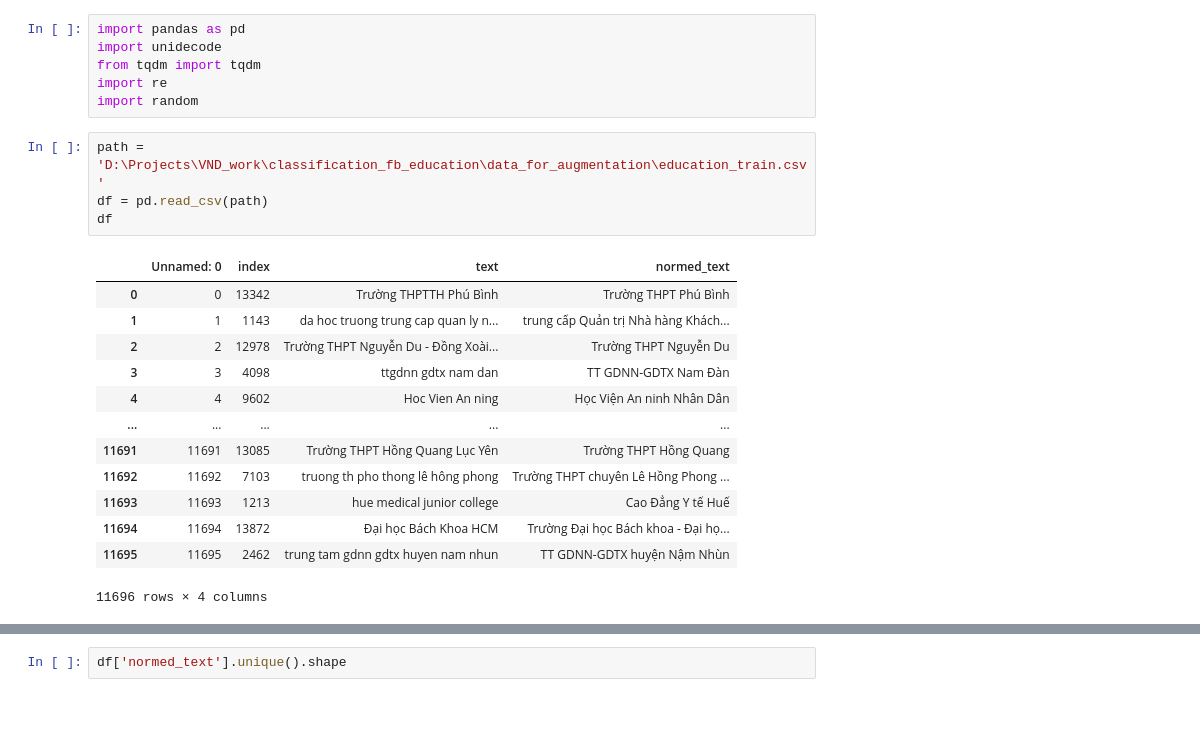
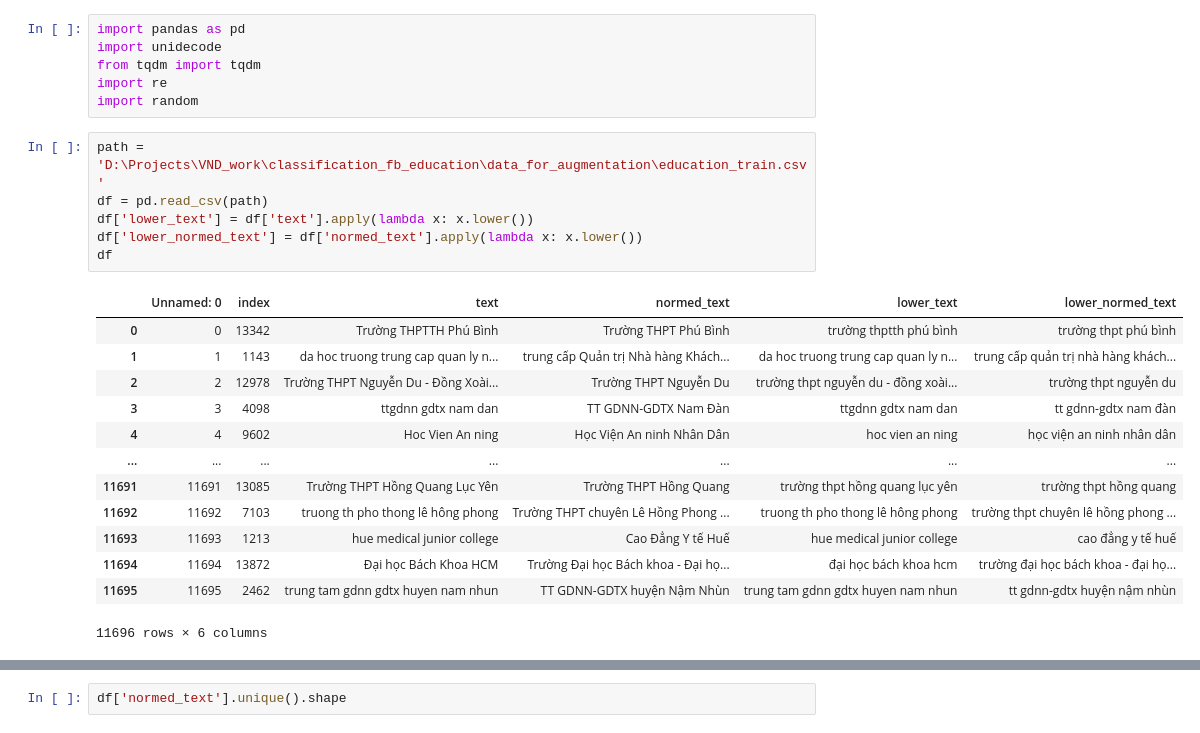
Before and after one commit to nguyenhongson1902/augmenting-education, a Jupyter notebook: draft.ipynb, the cells around one changed output, grey strips where cells are left out. Drawn from its saved outputs; the diff is of its cells as text.

```diff
--- a/draft.ipynb
+++ b/draft.ipynb
@@ -7,21 +7,23 @@ import random
 # %%
 path = 'D:\Projects\VND_work\classification_fb_education\data_for_augmentation\education_train.csv'
 df = pd.read_csv(path)
+df['lower_text'] = df['text'].apply(lambda x: x.lower())
+df['lower_normed_text'] = df['normed_text'].apply(lambda x: x.lower())
 df
 # %% [output]
-|  | Unnamed: 0 | index | text | normed_text |
-| 0 | 0 | 13342 | Trường THPTTH Phú Bình | Trường THPT Phú Bình |
-| 1 | 1 | 1143 | da hoc truong trung cap quan ly n... | trung cấp Quản trị Nhà hàng Khách... |
-| 2 | 2 | 12978 | Trường THPT Nguyễn Du - Đồng Xoài... | Trường THPT Nguyễn Du |
-| 3 | 3 | 4098 | ttgdnn gdtx nam dan | TT GDNN-GDTX Nam Đàn |
-| 4 | 4 | 9602 | Hoc Vien An ning | Học Viện An ninh Nhân Dân |
-| ... | ... | ... | ... | ... |
-| 11691 | 11691 | 13085 | Trường THPT Hồng Quang Lục Yên | Trường THPT Hồng Quang |
-| 11692 | 11692 | 7103 | truong th pho thong lê hông phong | Trường THPT chuyên Lê Hồng Phong ... |
-| 11693 | 11693 | 1213 | hue medical junior college | Cao Đẳng Y tế Huế |
-| 11694 | 11694 | 13872 | Đại học Bách Khoa HCM | Trường Đại học Bách khoa - Đại họ... |
-| 11695 | 11695 | 2462 | trung tam gdnn gdtx huyen nam nhun | TT GDNN-GDTX huyện Nậm Nhùn |
+|  | Unnamed: 0 | index | text | normed_text | lower_text | lower_normed_text |
+| 0 | 0 | 13342 | Trường THPTTH Phú Bình | Trường THPT Phú Bình | trường thptth phú bình | trường thpt phú bình |
+| 1 | 1 | 1143 | da hoc truong trung cap quan ly n... | trung cấp Quản trị Nhà hàng Khách... | da hoc truong trung cap quan ly n... | trung cấp quản trị nhà hàng khách... |
+| 2 | 2 | 12978 | Trường THPT Nguyễn Du - Đồng Xoài... | Trường THPT Nguyễn Du | trường thpt nguyễn du - đồng xoài... | trường thpt nguyễn du |
+| 3 | 3 | 4098 | ttgdnn gdtx nam dan | TT GDNN-GDTX Nam Đàn | ttgdnn gdtx nam dan | tt gdnn-gdtx nam đàn |
+| 4 | 4 | 9602 | Hoc Vien An ning | Học Viện An ninh Nhân Dân | hoc vien an ning | học viện an ninh nhân dân |
+| ... | ... | ... | ... | ... | ... | ... |
+| 11691 | 11691 | 13085 | Trường THPT Hồng Quang Lục Yên | Trường THPT Hồng Quang | trường thpt hồng quang lục yên | trường thpt hồng quang |
+| 11692 | 11692 | 7103 | truong th pho thong lê hông phong | Trường THPT chuyên Lê Hồng Phong ... | truong th pho thong lê hông phong | trường thpt chuyên lê hồng phong ... |
+| 11693 | 11693 | 1213 | hue medical junior college | Cao Đẳng Y tế Huế | hue medical junior college | cao đẳng y tế huế |
+| 11694 | 11694 | 13872 | Đại học Bách Khoa HCM | Trường Đại học Bách khoa - Đại họ... | đại học bách khoa hcm | trường đại học bách khoa - đại họ... |
+| 11695 | 11695 | 2462 | trung tam gdnn gdtx huyen nam nhun | TT GDNN-GDTX huyện Nậm Nhùn | trung tam gdnn gdtx huyen nam nhun | tt gdnn-gdtx huyện nậm nhùn |
-11696 rows × 4 columns
+11696 rows × 6 columns
 # %%
 df.info()
 # %% [output]
```
Also changed, not shown: parts of 13 cells of this notebook.
